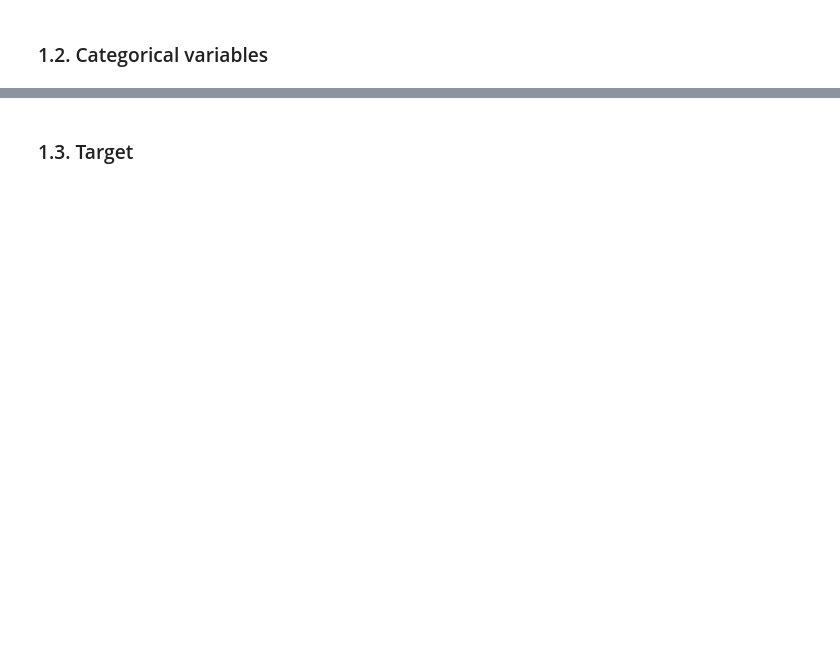
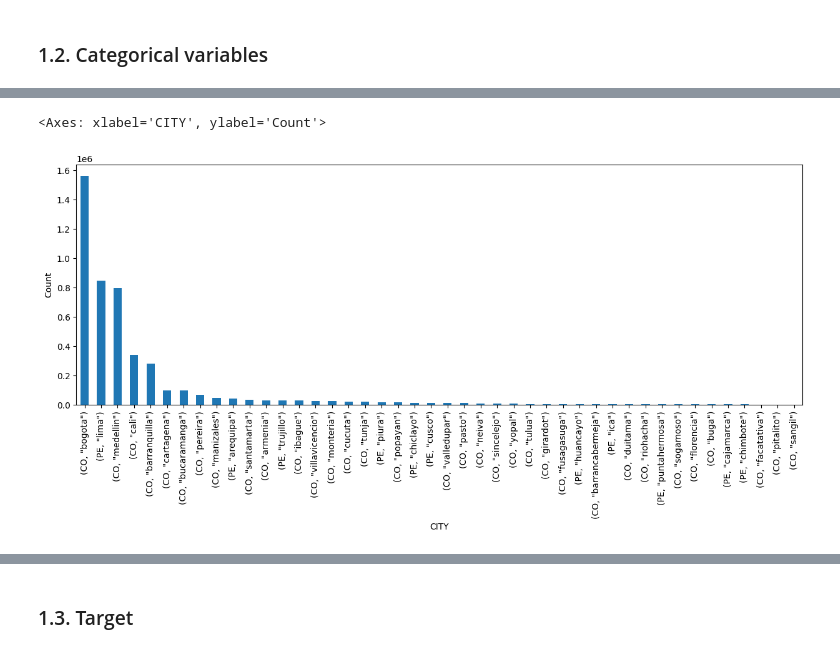
Before and after one commit to camiloa2m/rappi_challenge, a Jupyter notebook: notebook.ipynb, the cells around one changed output, grey strips where cells are left out. Cells and saved outputs as stored; diff of their text form; code cells hidden in the pictures; blank space fills up the shorter version.

```diff
--- a/notebook.ipynb
+++ b/notebook.ipynb
@@ -41,4 +130,9 @@ print("Cities:", df["CITY"].unique())
 # %%
 columns = ["COUNTRY", "CITY"]
-df[["COUNTRY", "CITY"]].value_counts().plot(kind='bar', xlabel='CITY', ylabel='Count', rot=90, figsize=(15,5))
+df[["COUNTRY", "CITY"]].value_counts().plot(
+    kind="bar", xlabel="CITY", ylabel="Count", rot=90, figsize=(15, 5)
+)
+# %% [output]
+<Axes: xlabel='CITY', ylabel='Count'>
+[figure, added]
 # %%
```
Also changed, not shown: parts of 17 cells of this notebook, 4 other files.
